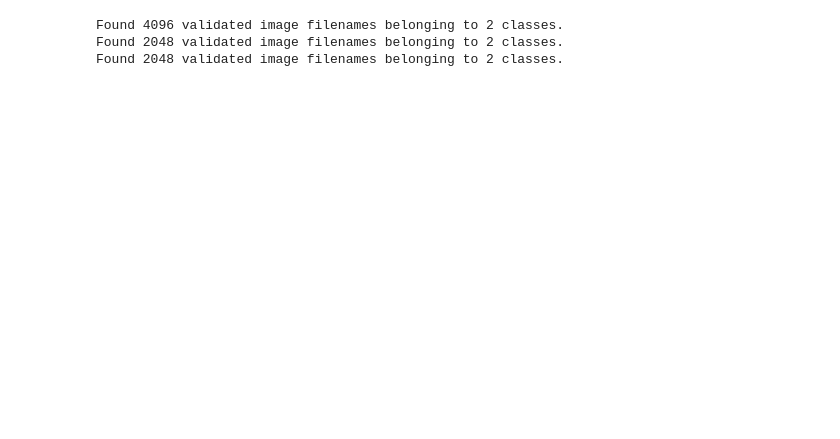
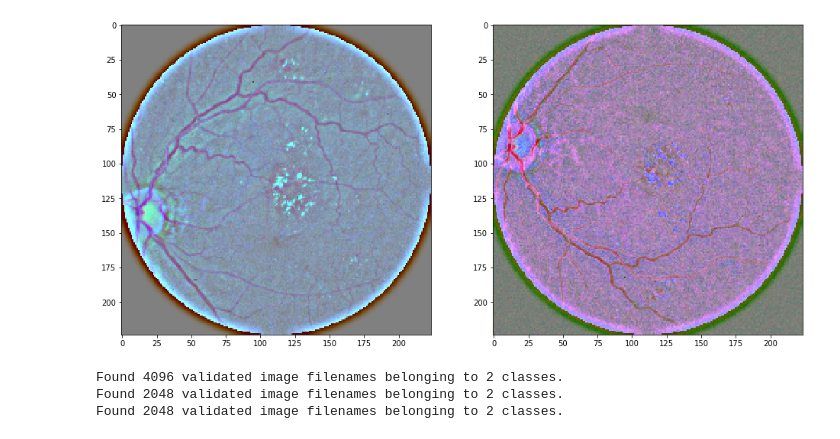
Before and after one commit to ePPilgrim/Python, a Jupyter notebook: ML/Kaggle/APTOS/notebooks/CNN Learning.ipynb, the cells around one changed output. Cells and saved outputs as stored; diff of their text form; code cells hidden in the pictures; blank space fills up the shorter version.

```diff
--- a/ML/Kaggle/APTOS/notebooks/CNN Learning.ipynb
+++ b/ML/Kaggle/APTOS/notebooks/CNN Learning.ipynb
@@ -51,3 +208,16 @@ from basemodel import StemDecoratorDepthWiseConv
+# %%
+p1 = r'C:\Users\PLDD\Practice\GitHub\Python\ML\Kaggle\APTOS\data\raw\train_images\00b74780d31d.png'
+img1 = ImagePreprocessing.LoadImage(p1)
+p2 = r'C:\Users\PLDD\Practice\GitHub\Python\ML\Kaggle\APTOS\data\raw\train_images\00a8624548a9.png'
+img2 = ImagePreprocessing.LoadImage(p2)
+# %%
+obj1 = PreprocessImage()
+obj2 = Augmentation()
+# %%
+obj2(obj1(img2))
+obj2.CompareImages()
+# %% [output]
+[figure, added]
 # %%
 trgen = imgen.Generator(trainDfPath, trainRootDir, (224,224))
 trgen.SetDataFrameForGeneration([[2],[3,4]],[[2048],[1024,1024]])
```
Also changed, not shown: parts of 7 cells of this notebook.
